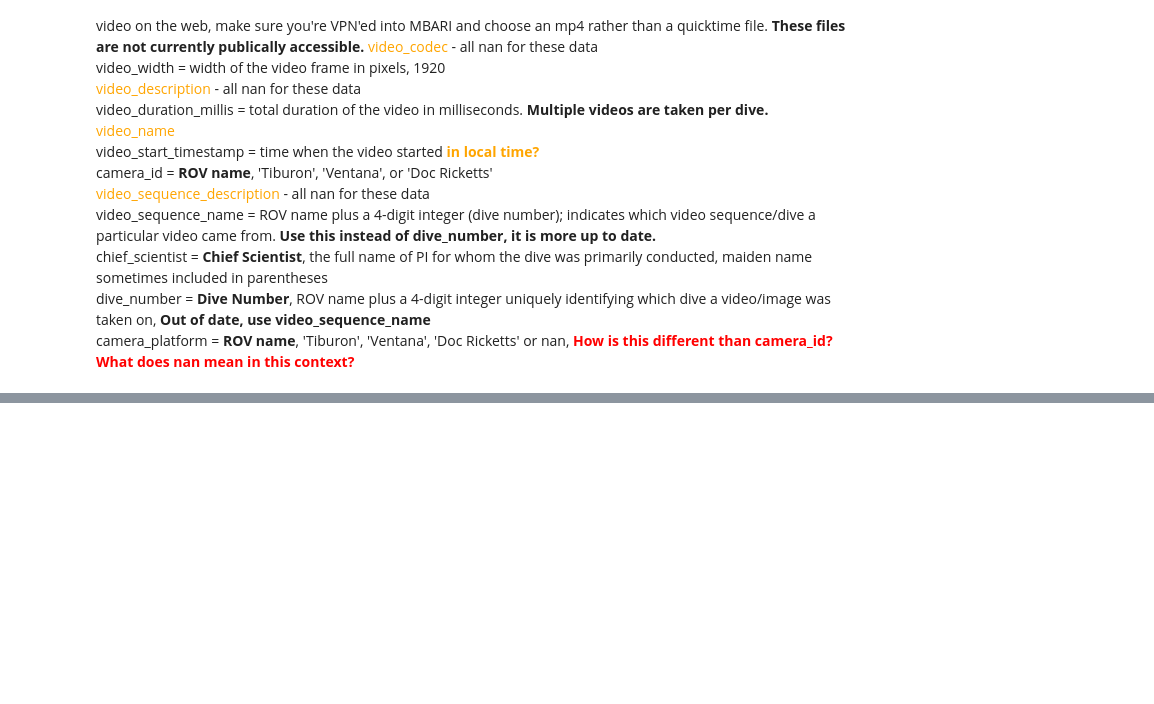
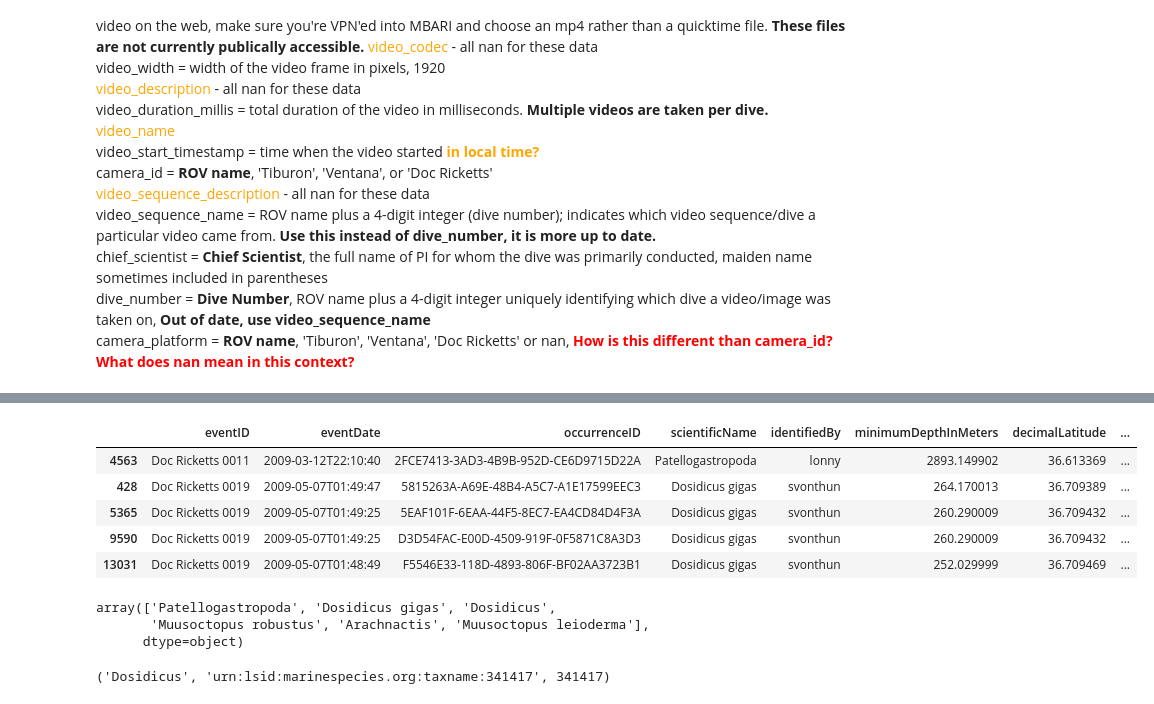
Before and after one commit to CeNCOOS/VARS, a Jupyter notebook: VARS_Dwc_conversion_200403.ipynb, the cells around one changed output, grey strips where cells are left out. Cells and saved outputs as stored; diff of their text form; code cells hidden in the pictures; blank space fills up the shorter version.

```diff
--- a/VARS_Dwc_conversion_200403.ipynb
+++ b/VARS_Dwc_conversion_200403.ipynb
@@ -211,0 +474,40 @@ video_sequence_description - <span style="color:red">Pointer to other records th
+# %%
+## Get eventDate in the correct format
+
+# Format dates
+formatted_dt = []
+
+for dt in occ_df['eventDate']:
+
+    # Convert string to datetime
+    try:
+        dt = datetime.strptime(dt, '%Y-%m-%d %H:%M:%S.%f') # some datetimes have milliseconds
+    except ValueError:
+        dt = datetime.strptime(dt, '%Y-%m-%d %H:%M:%S')
+
+    # ---- may need to insert code to handle timezones here -----
+
+    # Put in ISO format string
+    dt = dt.isoformat()
+
+    # Save in list
+    formatted_dt.append(dt)
+
+occ_df['eventDate'] = formatted_dt
+occ_df.head()
+# %% [output]
+|  | eventID | eventDate | occurrenceID | scientificName | identifiedBy | minimumDepthInMeters | decimalLatitude | ... |
+| 4563 | Doc Ricketts 0011 | 2009-03-12T22:10:40 | 2FCE7413-3AD3-4B9B-952D-CE6D9715D22A | Patellogastropoda | lonny | 2893.149902 | 36.613369 | ... |
+| 428 | Doc Ricketts 0019 | 2009-05-07T01:49:47 | 5815263A-A69E-48B4-A5C7-A1E17599EEC3 | Dosidicus gigas | svonthun | 264.170013 | 36.709389 | ... |
+| 5365 | Doc Ricketts 0019 | 2009-05-07T01:49:25 | 5EAF101F-6EAA-44F5-8EC7-EA4CD84D4F3A | Dosidicus gigas | svonthun | 260.290009 | 36.709432 | ... |
+| 9590 | Doc Ricketts 0019 | 2009-05-07T01:49:25 | D3D54FAC-E00D-4509-919F-0F5871C8A3D3 | Dosidicus gigas | svonthun | 260.290009 | 36.709432 | ... |
+| 13031 | Doc Ricketts 0019 | 2009-05-07T01:48:49 | F5546E33-118D-4893-806F-BF02AA3723B1 | Dosidicus gigas | svonthun | 252.029999 | 36.709469 | ... |
+# %%
+## Get a list of unique species names
+
+names = occ_df['scientificName'].unique()
+names
+# %% [output]
+array(['Patellogastropoda', 'Dosidicus gigas', 'Dosidicus',
+       'Muusoctopus robustus', 'Arachnactis', 'Muusoctopus leioderma'],
+      dtype=object)
@@ -211,0 +540,9 @@ video_sequence_description - <span style="color:red">Pointer to other records th
+# %%
+## Run function on test
+
+test_name = names[2]
+
+out = get_worms_from_scientific_name(test_name)
+out
+# %% [output]
+('Dosidicus', 'urn:lsid:marinespecies.org:taxname:341417', 341417)
```
Also changed, not shown: parts of 38 cells of this notebook.
